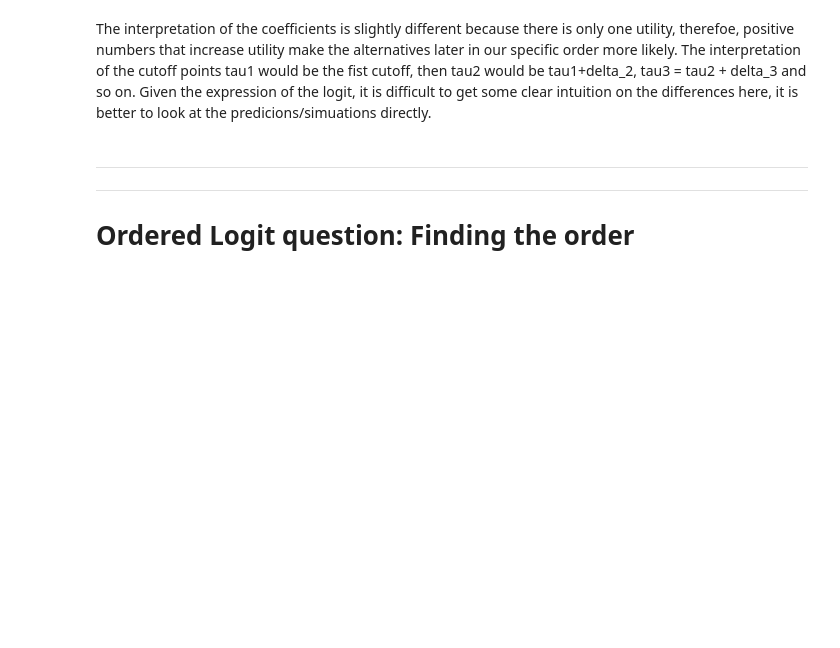
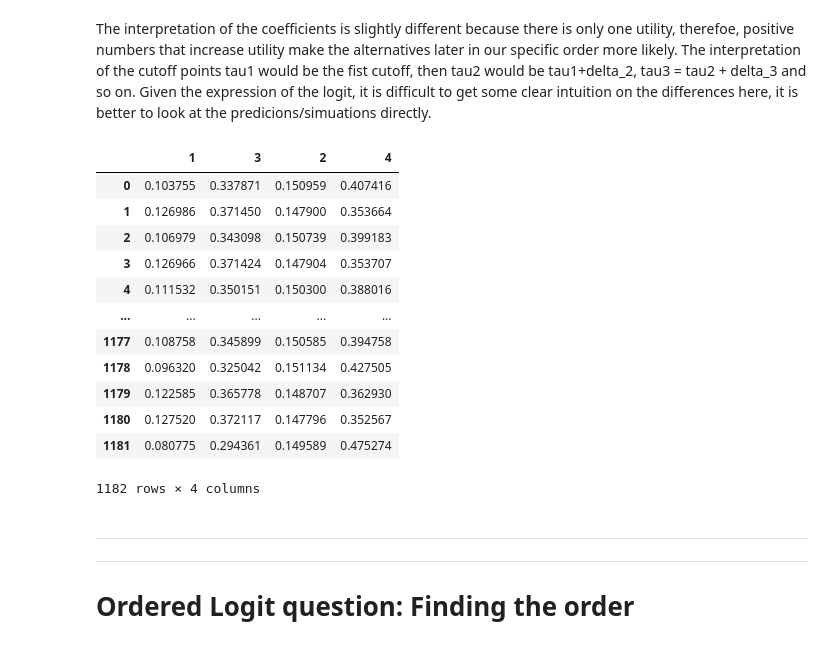
Before and after one commit to pmontman/tmp_choicemodels, a Jupyter notebook: nb/practice_final.ipynb, the cells around one changed output. Cells and saved outputs as stored; diff of their text form; code cells hidden in the pictures; blank space fills up the shorter version.

```diff
--- a/nb/practice_final.ipynb
+++ b/nb/practice_final.ipynb
@@ -90,21 +81,26 @@ The next function will calculate the predictions for a given biogeme object that
 # %%
 def qbus_simulate_bgm(qbus_bgm_model, betas, pred_pd_df):
   av_auto = None
+  targets = None
   if hasattr(qbus_bgm_model, 'ord_probs'):
     av_auto = qbus_bgm_model.ord_probs.copy()
+    targets = qbus_bgm_model.ord_probs.copy()
   else:
     av_auto = qbus_bgm_model.utility_dic.copy()
+    targets = qbus_bgm_model.utility_dic.copy()
 
   for key, value in av_auto.items():
     av_auto[key] = 1
 
-  targets = qbus_bgm_model.utility_dic.copy()
+
+
   for key, value in targets.items():
     if hasattr(qbus_bgm_model, 'nest_tuple'):
       targets[key] = models.nested(qbus_bgm_model.utility_dic, av_auto, qbus_bgm_model.nest_tuple, key)
     else:
       if hasattr(qbus_bgm_model, 'ord_probs'):
-       targets[key] = qbus_bgm_model.ord_probs
+       0
+       #targets[key] = qbus_bgm_model.ord_probs[key]
       else:
        targets[key] = models.logit(qbus_bgm_model.utility_dic, av_auto, key)
 
@@ -350,6 +370,22 @@ qord_results.getEstimatedParameters()
 | tau1 | -1.455434 | 0.058527 | -24.867737 | 0.000000e+00 | 0.060283 | -24.143185 | 0.000000e+00 |
 # %% [markdown]
 The interpretation of the coefficients is slightly different because there is only one utility, therefoe, positive numbers that increase utility make the alternatives later in our specific order more likely. The interpretation of the cutoff points tau1 would be the fist cutoff, then tau2 would be tau1+delta_2, tau3 = tau2 + delta_3 and so on. Given the expression of the logit, it is difficult to get some clear intuition on the differences here, it is better to look at the predicions/simuations directly.
+# %%
+qbus_simulate_bgm(qord_model, qord_results.getBetaValues(), data_pd)
+# %% [output]
+|  | 1 | 3 | 2 | 4 |
+| 0 | 0.103755 | 0.337871 | 0.150959 | 0.407416 |
+| 1 | 0.126986 | 0.371450 | 0.147900 | 0.353664 |
+| 2 | 0.106979 | 0.343098 | 0.150739 | 0.399183 |
+| 3 | 0.126966 | 0.371424 | 0.147904 | 0.353707 |
+| 4 | 0.111532 | 0.350151 | 0.150300 | 0.388016 |
+| ... | ... | ... | ... | ... |
+| 1177 | 0.108758 | 0.345899 | 0.150585 | 0.394758 |
+| 1178 | 0.096320 | 0.325042 | 0.151134 | 0.427505 |
+| 1179 | 0.122585 | 0.365778 | 0.148707 | 0.362930 |
+| 1180 | 0.127520 | 0.372117 | 0.147796 | 0.352567 |
+| 1181 | 0.080775 | 0.294361 | 0.149589 | 0.475274 |
+1182 rows × 4 columns
 # %% [markdown]
 ---
 ---
```
Also changed, not shown: parts of 15 cells of this notebook.
